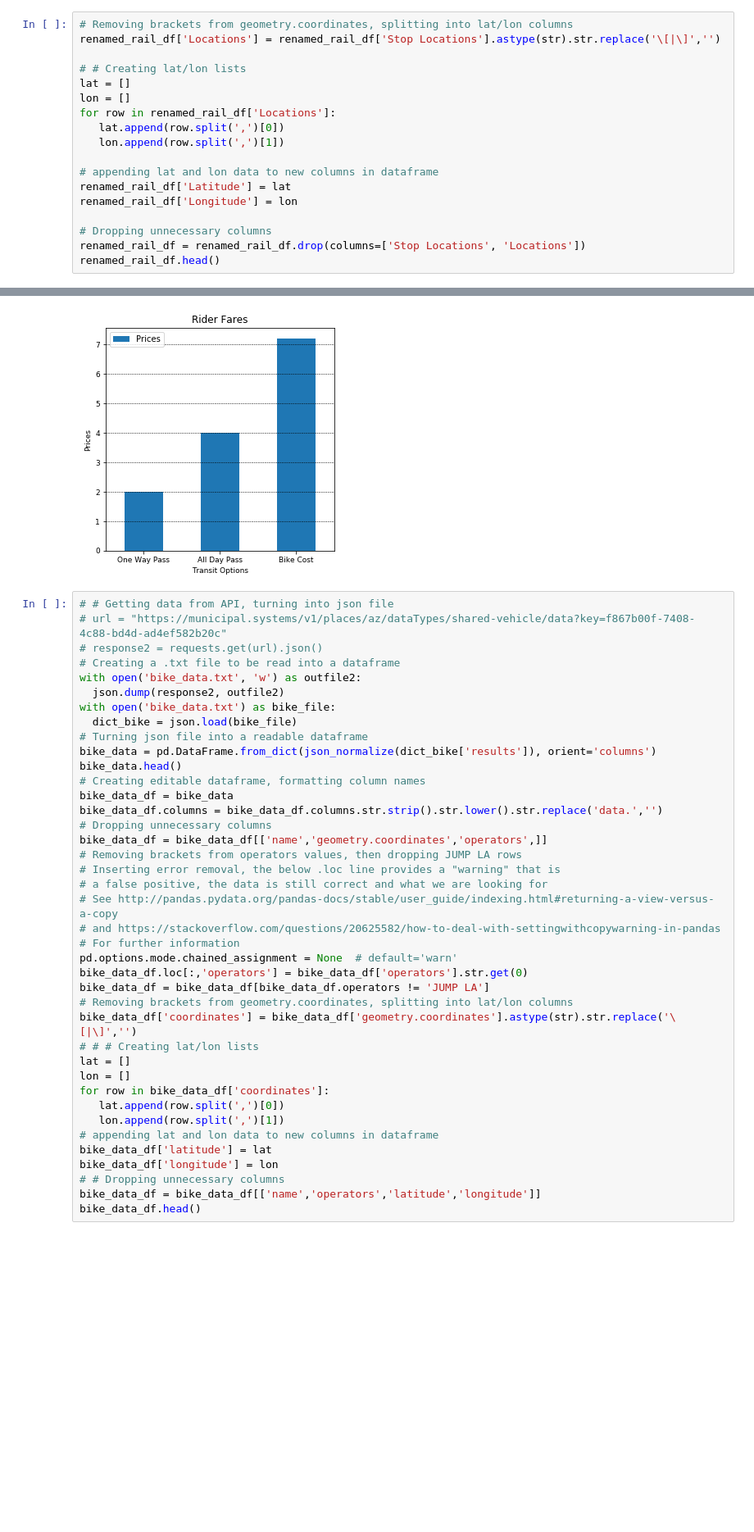
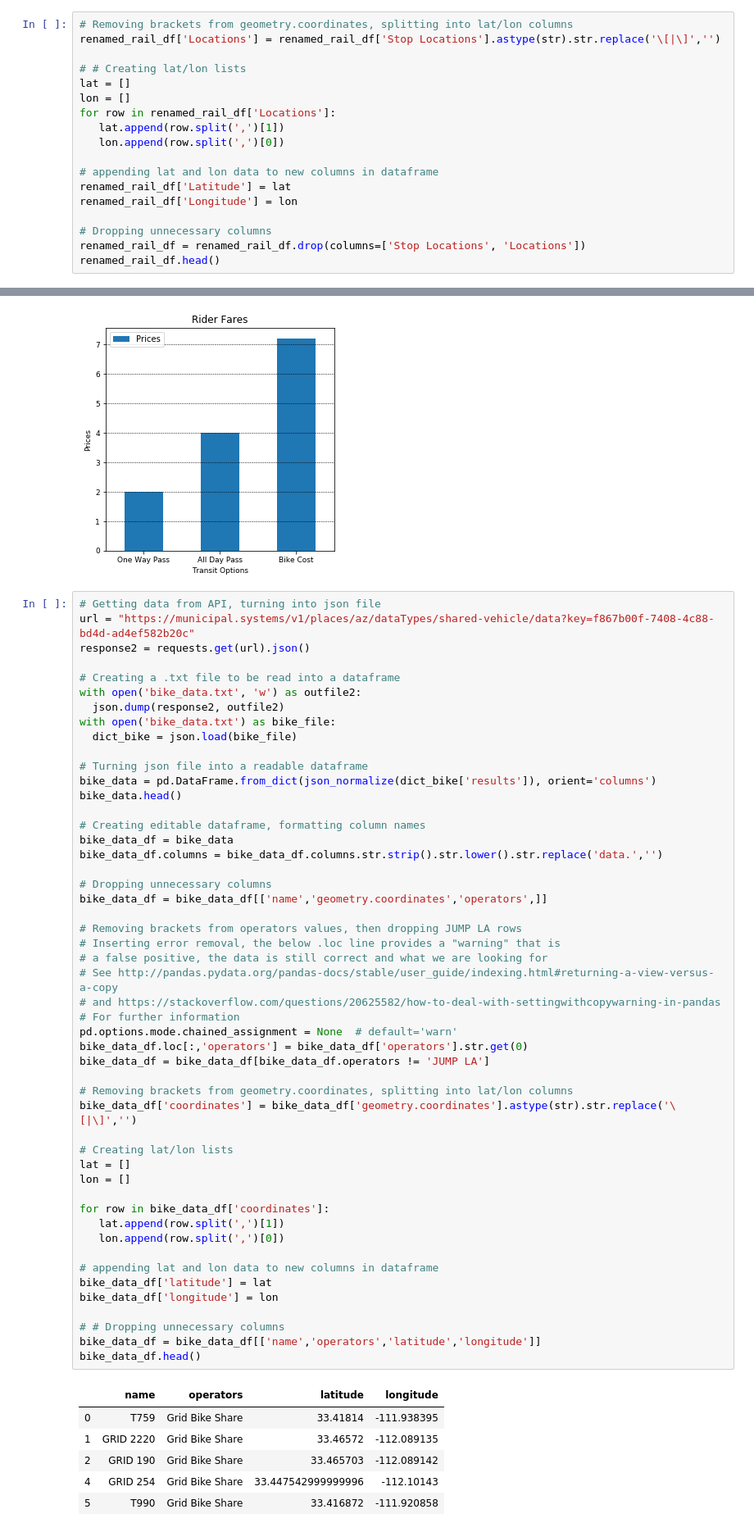
Before and after one commit to Sephka/Project1, a Jupyter notebook: Project_Folder/Project_1_v1.ipynb, the cells around one changed output, grey strips where cells are left out. Shown at 82% size. Drawn from its saved outputs; the diff is of its cells as text; blank space fills up the shorter version.

```diff
--- a/Project_Folder/Project_1_v1.ipynb
+++ b/Project_Folder/Project_1_v1.ipynb
@@ -66,8 +66,8 @@ renamed_rail_df['Locations'] = renamed_rail_df['Stop Locations'].astype(str).str
 lat = []
 lon = []
 for row in renamed_rail_df['Locations']:
-   lat.append(row.split(',')[0])
-   lon.append(row.split(',')[1])
+   lat.append(row.split(',')[1])
+   lon.append(row.split(',')[0])
 
 # appending lat and lon data to new columns in dataframe
 renamed_rail_df['Latitude'] = lat
@@ -266,42 +266,59 @@ plt.savefig('Rider Fares.png')
 # %% [output]
 [figure]
 # %%
-# # Getting data from API, turning into json file
-# url = "https://municipal.systems/v1/places/az/dataTypes/shared-vehicle/data?key=f867b00f-7408-4c88-bd4d-ad4ef582b20c"
-# response2 = requests.get(url).json()
+# Getting data from API, turning into json file
+url = "https://municipal.systems/v1/places/az/dataTypes/shared-vehicle/data?key=f867b00f-7408-4c88-bd4d-ad4ef582b20c"
+response2 = requests.get(url).json()
+
 # Creating a .txt file to be read into a dataframe
 with open('bike_data.txt', 'w') as outfile2:
   json.dump(response2, outfile2)
 with open('bike_data.txt') as bike_file:
   dict_bike = json.load(bike_file)
+
 # Turning json file into a readable dataframe
 bike_data = pd.DataFrame.from_dict(json_normalize(dict_bike['results']), orient='columns')
 bike_data.head()
+
 # Creating editable dataframe, formatting column names
 bike_data_df = bike_data
 bike_data_df.columns = bike_data_df.columns.str.strip().str.lower().str.replace('data.','')
+
 # Dropping unnecessary columns
 bike_data_df = bike_data_df[['name','geometry.coordinates','operators',]]
+
 # Removing brackets from operators values, then dropping JUMP LA rows
 # Inserting error removal, the below .loc line provides a "warning" that is
 # a false positive, the data is still correct and what we are looking for
 # See http://pandas.pydata.org/pandas-docs/stable/user_guide/indexing.html#returning-a-view-versus-a-copy
 # and https://stackoverflow.com/questions/20625582/how-to-deal-with-settingwithcopywarning-in-pandas
 # For further information
 pd.options.mode.chained_assignment = None  # default='warn'
 bike_data_df.loc[:,'operators'] = bike_data_df['operators'].str.get(0)
 bike_data_df = bike_data_df[bike_data_df.operators != 'JUMP LA']
+
 # Removing brackets from geometry.coordinates, splitting into lat/lon columns
 bike_data_df['coordinates'] = bike_data_df['geometry.coordinates'].astype(str).str.replace('\[|\]','')
-# # # Creating lat/lon lists
+
+# Creating lat/lon lists
 lat = []
 lon = []
+
 for row in bike_data_df['coordinates']:
-   lat.append(row.split(',')[0])
-   lon.append(row.split(',')[1])
+   lat.append(row.split(',')[1])
+   lon.append(row.split(',')[0])
+
 # appending lat and lon data to new columns in dataframe
 bike_data_df['latitude'] = lat
 bike_data_df['longitude'] = lon
+
 # # Dropping unnecessary columns
 bike_data_df = bike_data_df[['name','operators','latitude','longitude']]
 bike_data_df.head()
+# %% [output]
+|  | name | operators | latitude | longitude |
+| 0 | T759 | Grid Bike Share | 33.41814 | -111.938395 |
+| 1 | GRID 2220 | Grid Bike Share | 33.46572 | -112.089135 |
+| 2 | GRID 190 | Grid Bike Share | 33.465703 | -112.089142 |
+| 4 | GRID 254 | Grid Bike Share | 33.447542999999996 | -112.10143 |
+| 5 | T990 | Grid Bike Share | 33.416872 | -111.920858 |
```
Also changed, not shown: 7 other files.
